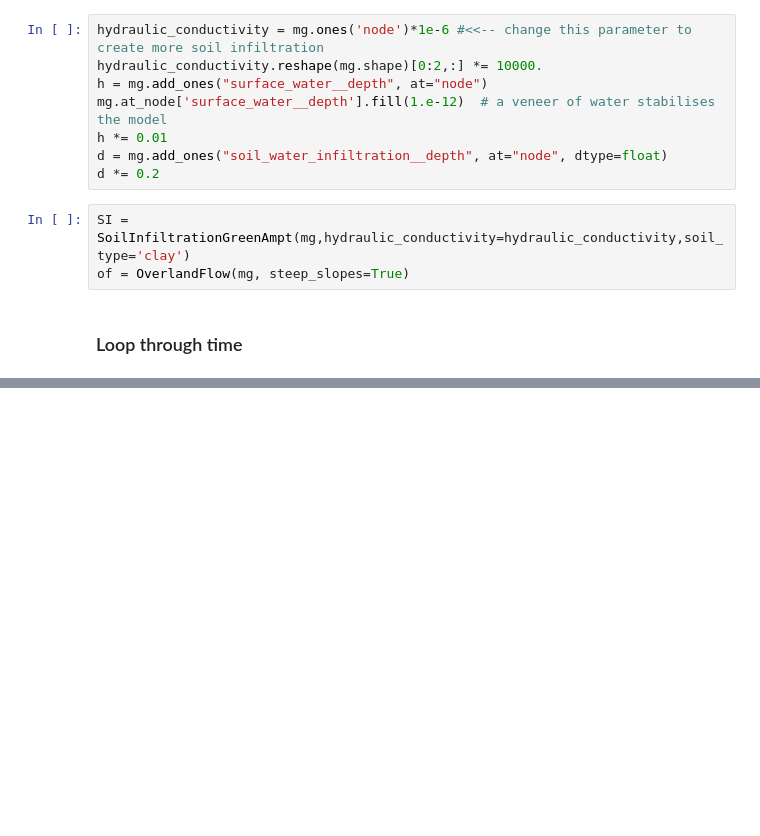
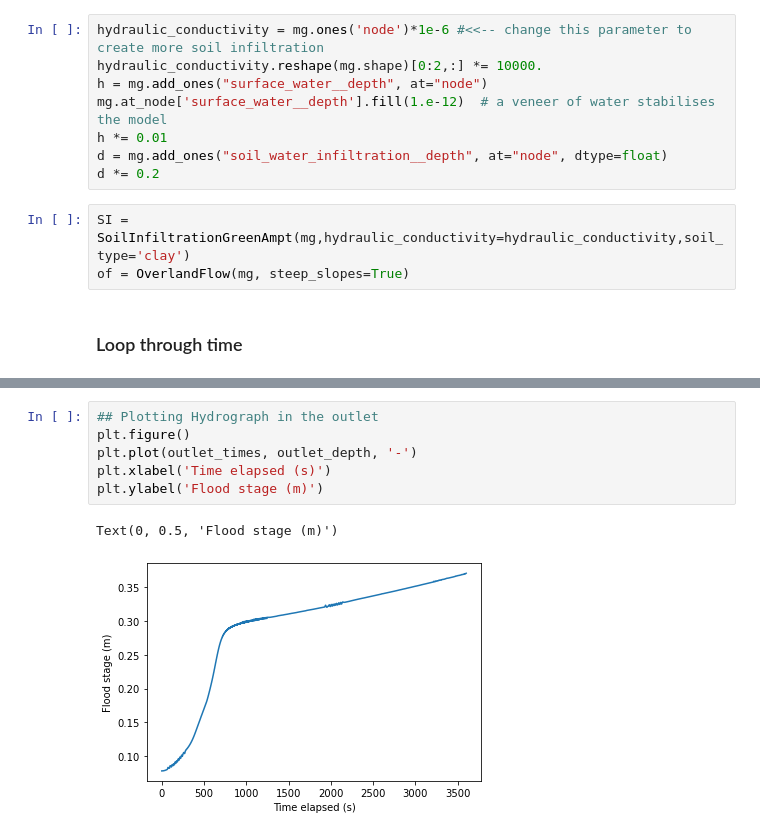
Before and after one commit to espin-2020/precipitation_lanscape_evolution, a Jupyter notebook: Final_notebook.ipynb, the cells around one changed output, grey strips where cells are left out. Cells and saved outputs as stored; diff of their text form; blank space fills up the shorter version.

```diff
--- a/Final_notebook.ipynb
+++ b/Final_notebook.ipynb
@@ -107,0 +116,9 @@ for (storm_t, interstorm_dt) in precip.yield_storms():
+# %%
+## Plotting Hydrograph in the outlet
+plt.figure()
+plt.plot(outlet_times, outlet_depth, '-')
+plt.xlabel('Time elapsed (s)')
+plt.ylabel('Flood stage (m)')
+# %% [output]
+Text(0, 0.5, 'Flood stage (m)')
+[figure, added]
```
Also changed, not shown: parts of 3 cells of this notebook, 2 other files.
